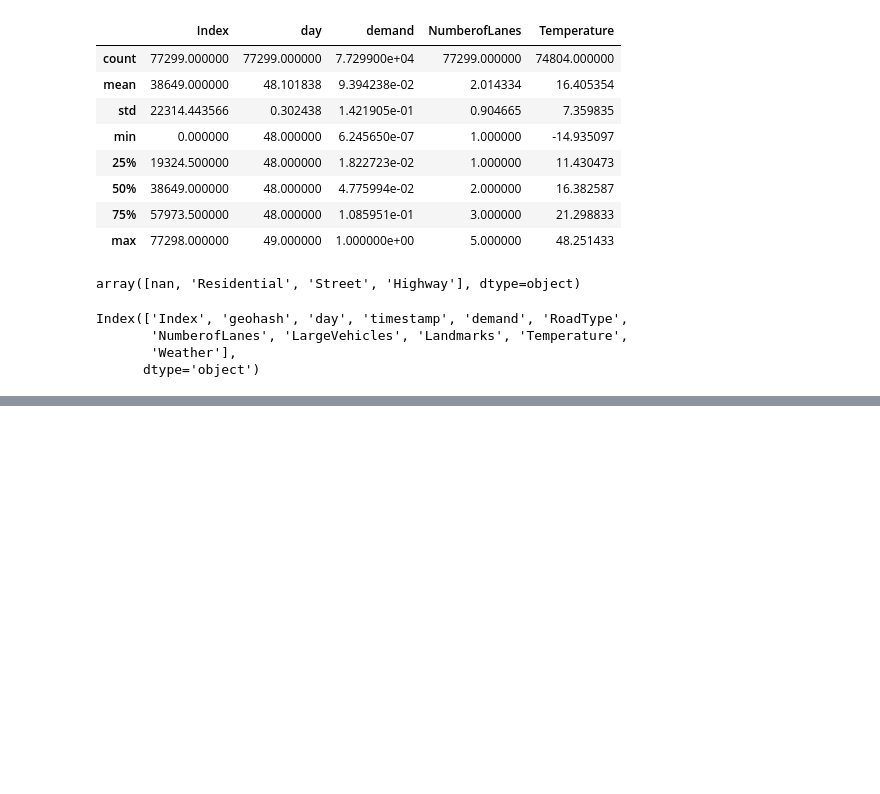
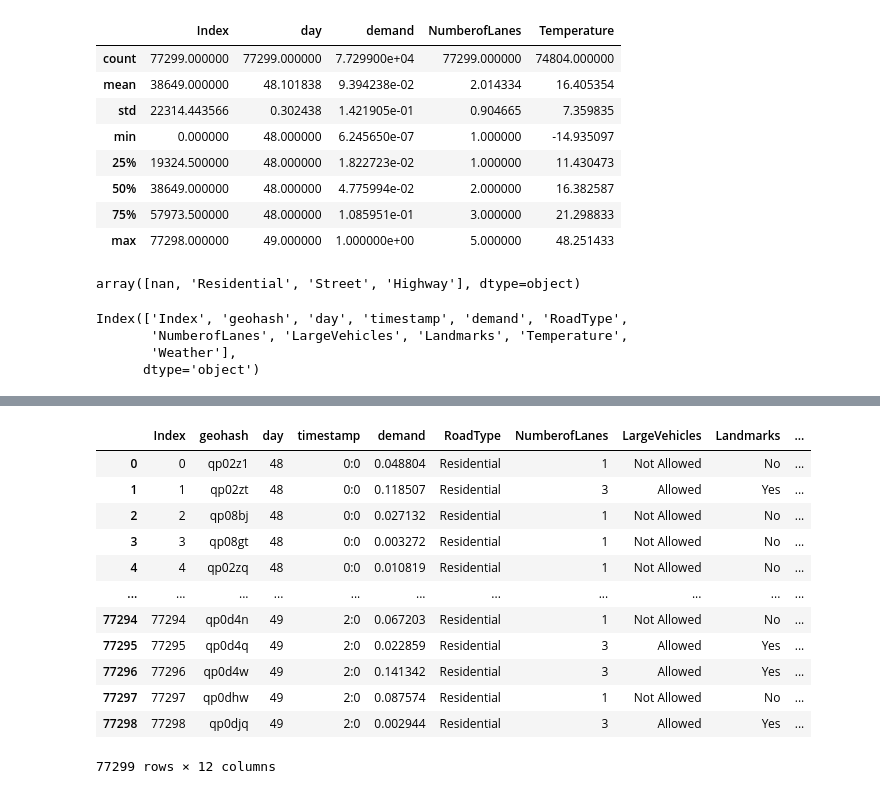
Before and after one commit to GuptaNidhish/GridLock-Challenge, a Jupyter notebook: notebooks/EDA.ipynb, the cells around one changed output, grey strips where cells are left out. Saved outputs shown, nothing was run; the diff lists cells and outputs as text; code cells hidden in the pictures; blank space fills up the shorter version.

```diff
--- a/notebooks/EDA.ipynb
+++ b/notebooks/EDA.ipynb
@@ -77,0 +95,2 @@ Index(['Index', 'geohash', 'day', 'timestamp', 'demand', 'RoadType',
+# %%
+data['Temperature'] = data.groupby('timestamp')['Temperature'].transform(lambda x: x.fillna(x.median()))
@@ -77,0 +158,3 @@ Index(['Index', 'geohash', 'day', 'timestamp', 'demand', 'RoadType',
+# %%
+# Best: Fill missing RoadType using the mode of that specific geographic area (geohash)
+data['RoadType'] = data.groupby('geohash')['RoadType'].transform(lambda x: x.fillna(x.mode()[0] if not x.mode().empty else 'Unknown'))
@@ -77,0 +176,18 @@ Index(['Index', 'geohash', 'day', 'timestamp', 'demand', 'RoadType',
+# %%
+data['temp_bins'] = pd.cut(data['Temperature'], bins=range(int(data['Temperature'].min())-5, int(data['Temperature'].max())+5, 5))
+# %%
+data
+# %% [output]
+|  | Index | geohash | day | timestamp | demand | RoadType | NumberofLanes | LargeVehicles | Landmarks | ... |
+| 0 | 0 | qp02z1 | 48 | 0:0 | 0.048804 | Residential | 1 | Not Allowed | No | ... |
+| 1 | 1 | qp02zt | 48 | 0:0 | 0.118507 | Residential | 3 | Allowed | Yes | ... |
+| 2 | 2 | qp08bj | 48 | 0:0 | 0.027132 | Residential | 1 | Not Allowed | No | ... |
+| 3 | 3 | qp08gt | 48 | 0:0 | 0.003272 | Residential | 1 | Not Allowed | No | ... |
+| 4 | 4 | qp02zq | 48 | 0:0 | 0.010819 | Residential | 1 | Not Allowed | No | ... |
+| ... | ... | ... | ... | ... | ... | ... | ... | ... | ... | ... |
+| 77294 | 77294 | qp0d4n | 49 | 2:0 | 0.067203 | Residential | 1 | Not Allowed | No | ... |
+| 77295 | 77295 | qp0d4q | 49 | 2:0 | 0.022859 | Residential | 3 | Allowed | Yes | ... |
+| 77296 | 77296 | qp0d4w | 49 | 2:0 | 0.141342 | Residential | 3 | Allowed | Yes | ... |
+| 77297 | 77297 | qp0dhw | 49 | 2:0 | 0.087574 | Residential | 1 | Not Allowed | No | ... |
+| 77298 | 77298 | qp0djq | 49 | 2:0 | 0.002944 | Residential | 3 | Allowed | Yes | ... |
+77299 rows × 12 columns
```
Also changed, not shown: parts of 11 cells of this notebook.
